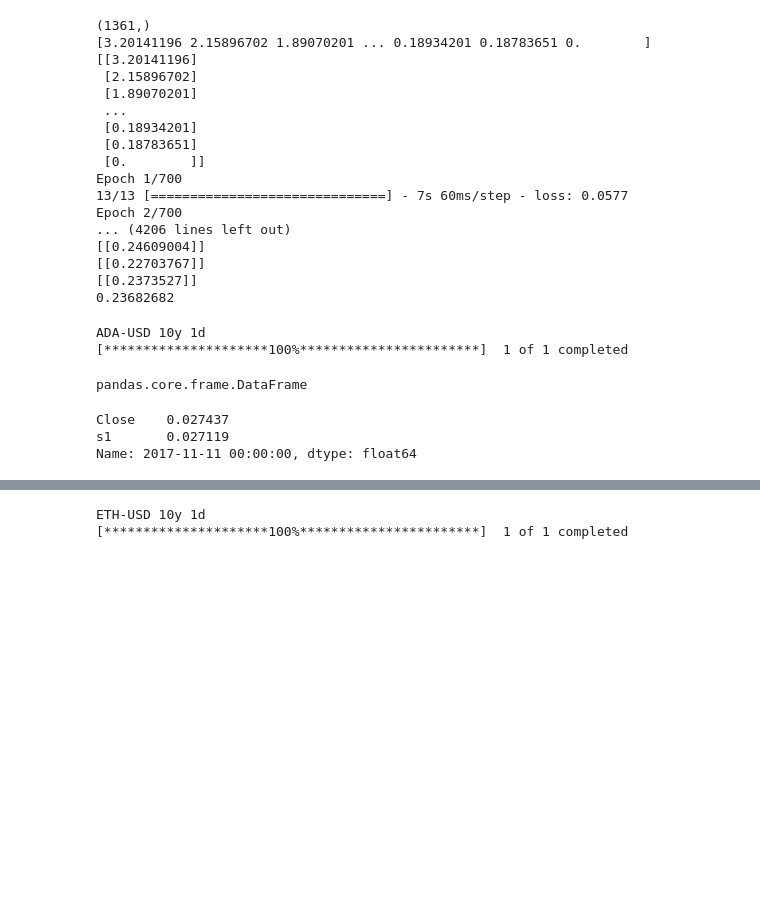
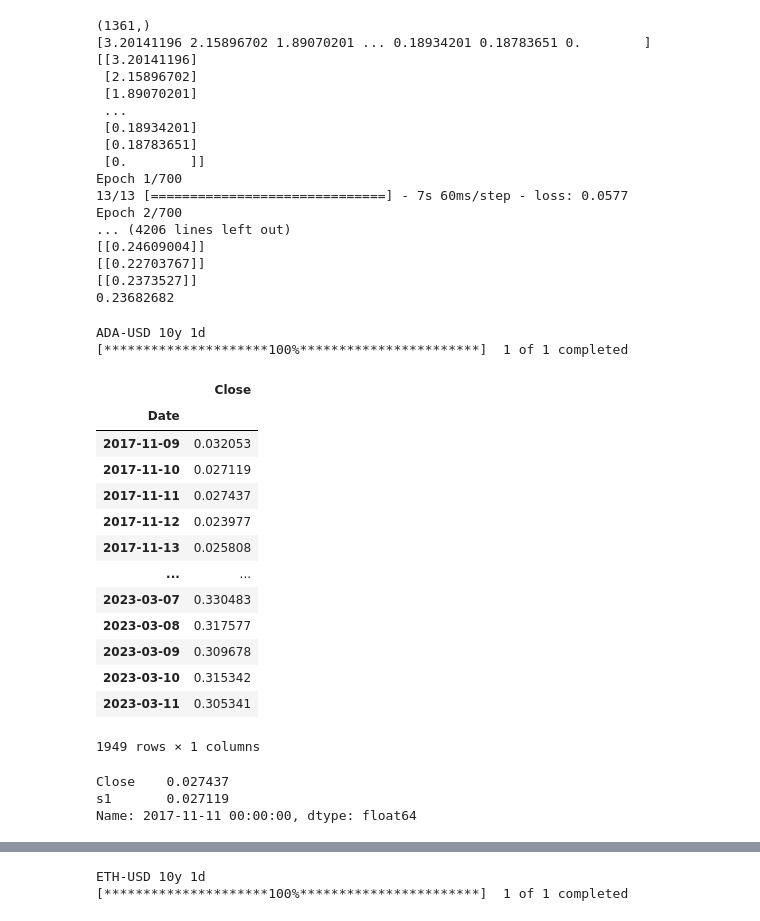
Before and after one commit to ozukun/Crypto_Project, a Jupyter notebook: Crypto_Main.ipynb, the cells around one changed output, grey strips where cells are left out. Drawn from its saved outputs; the diff is of its cells as text; code cells hidden in the pictures; blank space fills up the shorter version.

```diff
--- a/Crypto_Main.ipynb
+++ b/Crypto_Main.ipynb
@@ -798,16 +798,31 @@ Epoch 2/700
 # %%
 df_ada = pd.DataFrame(getRates('ADA-USD',  '10y',  '1d'))
 
-display(type(df_ada))
+display((df_ada))
 
 
 df_ada["s1"]=df_ada["Close"].shift(1)
 
-df_ada.iloc[2]
+z=df_ada.iloc[2]
+
+print(z)
 # %% [output]
 ADA-USD 10y 1d
 [*********************100%***********************]  1 of 1 completed
+|  | Close |
+| Date |  |
+| 2017-11-09 | 0.032053 |
+| 2017-11-10 | 0.027119 |
+| 2017-11-11 | 0.027437 |
+| 2017-11-12 | 0.023977 |
+| 2017-11-13 | 0.025808 |
+| ... | ... |
+| 2023-03-07 | 0.330483 |
+| 2023-03-08 | 0.317577 |
+| 2023-03-09 | 0.309678 |
+| 2023-03-10 | 0.315342 |
+| 2023-03-11 | 0.305341 |
-pandas.core.frame.DataFrame
+1949 rows × 1 columns
 Close    0.027437
 s1       0.027119
 Name: 2017-11-11 00:00:00, dtype: float64
```
Also changed, not shown: parts of 2 cells of this notebook.
